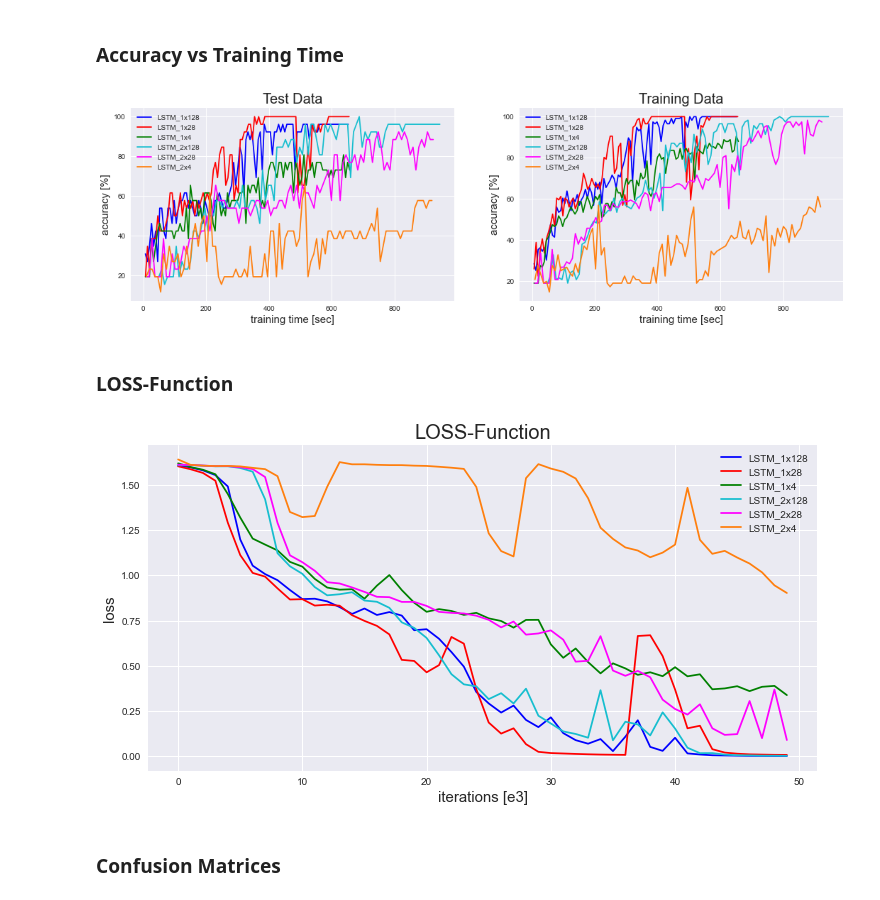
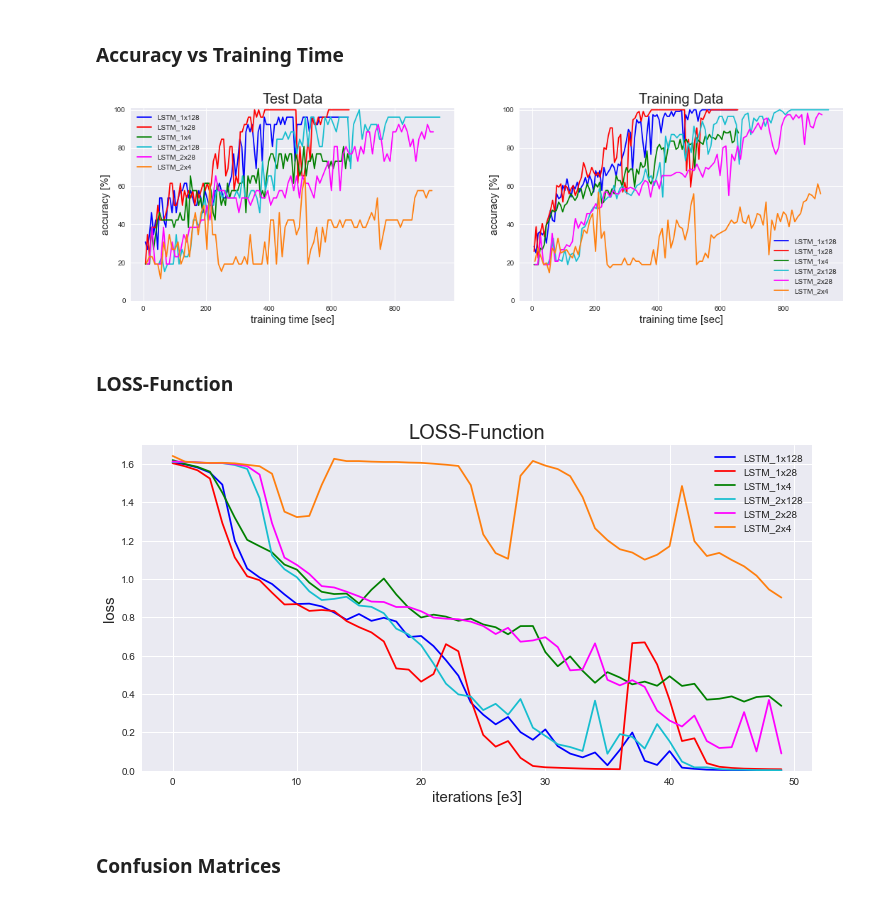
Before and after one commit to erikhelmut/japanese-character-classification, a Jupyter notebook: notebooks/1.1-erikh-analyse-results.ipynb, the cells around one changed output. Drawn from its saved outputs; the diff is of its cells as text; code cells hidden in the pictures.

```diff
--- a/notebooks/1.1-erikh-analyse-results.ipynb
+++ b/notebooks/1.1-erikh-analyse-results.ipynb
@@ -154,6 +154,8 @@ class LSTM(nn.Module):
 # create figure for accuracy over time
 fig, axs = plt.subplots(1,2, figsize=(18,5))
 
+axs[0].set_ylim(0, 101)
+axs[1].set_ylim(0, 101)
 
 # create plot for Test Data
 axs[0].plot(acc_data["LSTM_1x128_acc_time"], acc_data["LSTM_1x128_acc_test"], color="blue", label="LSTM_1x128")
@@ -163,39 +165,41 @@ axs[0].plot(acc_data["LSTM_1x4_acc_time"], acc_data["LSTM_1x4_acc_test"], color=
 axs[0].plot(acc_data["LSTM_2x128_acc_time"], acc_data["LSTM_2x128_acc_test"], color="tab:cyan", label="LSTM_2x128")
 axs[0].plot(acc_data["LSTM_2x28_acc_time"], acc_data["LSTM_2x28_acc_test"], color="magenta", label="LSTM_2x28")
 axs[0].plot(acc_data["LSTM_2x4_acc_time"], acc_data["LSTM_2x4_acc_test"], color="tab:orange", label="LSTM_2x4")
 
 # title, labels and legend
 axs[0].set_title("Test Data", fontsize=20)
 axs[0].set_xlabel("training time [sec]", fontsize=15)
 axs[0].set_ylabel("accuracy [%]", fontsize=15)
 axs[0].legend()
 
 
 # create plot for Training Data
 axs[1].plot(acc_data["LSTM_1x128_acc_time"], acc_data["LSTM_1x128_acc_train"], color="blue", label="LSTM_1x128")
 axs[1].plot(acc_data["LSTM_1x28_acc_time"], acc_data["LSTM_1x28_acc_train"], color="red", label="LSTM_1x28")
 axs[1].plot(acc_data["LSTM_1x4_acc_time"], acc_data["LSTM_1x4_acc_train"], color="green", label="LSTM_1x4")
 
 axs[1].plot(acc_data["LSTM_2x128_acc_time"], acc_data["LSTM_2x128_acc_train"], color="tab:cyan", label="LSTM_2x128")
 axs[1].plot(acc_data["LSTM_2x28_acc_time"], acc_data["LSTM_2x28_acc_train"], color="magenta", label="LSTM_2x28")
 axs[1].plot(acc_data["LSTM_2x4_acc_time"], acc_data["LSTM_2x4_acc_train"], color="tab:orange", label="LSTM_2x4")
 
 # title, labels and legend
 axs[1].set_title("Training Data", fontsize=20)
 axs[1].set_xlabel("training time [sec]", fontsize=15)
 axs[1].set_ylabel("accuracy [%]", fontsize=15)
 axs[1].legend()
 
 
 # show plot
 plt.show()
 # %% [output]
-[figure, old version]
+[figure, new version]
 # %% [markdown]
 ### LOSS-Function
 # %%
 # create figure
 plt.figure(figsize=(12,6))
+
+plt.ylim(0, 1.7)
 
 # create plot
 plt.plot(acc_data["LSTM_1x128_loss"], color="blue", label="LSTM_1x128")
@@ -215,7 +219,7 @@ plt.legend()
 # show plot
 plt.show()
 # %% [output]
-[figure, old version]
+[figure, new version]
 # %% [markdown]
 ### Confusion Matrices
 # %%
```
Also changed, not shown: parts of 4 cells of this notebook.
